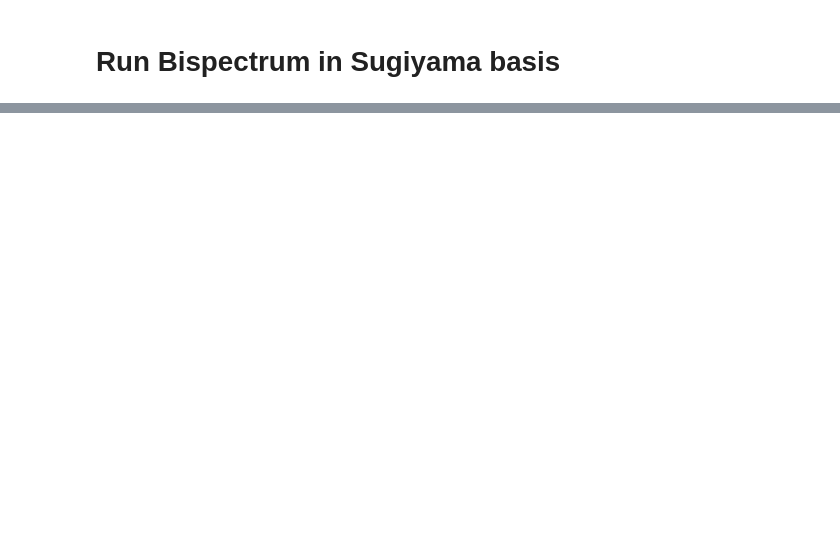
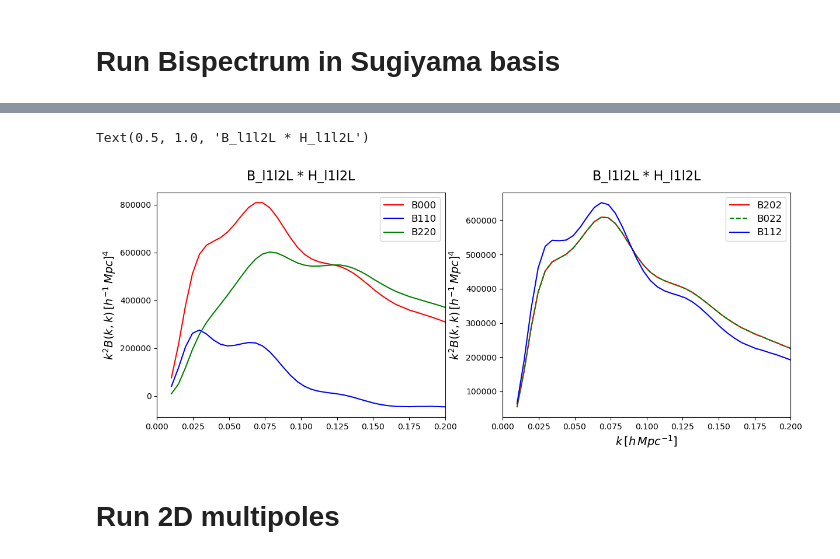
Before and after one commit to alejandroaviles/folpsD, a Jupyter notebook: example.ipynb, the cells around one changed output, grey strips where cells are left out. Saved outputs shown, nothing was run; the diff lists cells and outputs as text; code cells hidden in the pictures; blank space fills up the shorter version.

```diff
--- a/example.ipynb
+++ b/example.ipynb
@@ -115,13 +111,11 @@ k1k2pairs=k_ev_bk
-# %%
-qpar,qperp=1,1
 # %%
 %%time
 k_pkl_pklnw=np.array([nonlinear[0][0], nonlinear[0][1], nonlinear[1][1]])
-qpar,qperp=1,1
-B000, B110, B220, B202, B404 = FOLPS.Sugiyama_Bl1l2L(k1k2pairs, bisp_nuis_params, bisp_cosmo_params,
-                                                     qpar, qperp, k_pkl_pklnw,
-                     precision=[10,10,10],
+Bk = FOLPS.Sugiyama_Bl1l2L(k1k2pairs, bisp_nuis_params,
+                     bisp_cosmo_params,qpar, qperp, k_pkl_pklnw,precision=[8,10,10],
                      f=None,
                      renormalize=True,
                      interpolation_method='linear')
+
+B000, B110, B220, B202,B022, B112 = Bk
 # %% [output]
@@ -210,9 +123,0 @@ linear
-# %%
-renormalize=True
-k_ev = np.linspace(0.01, 0.15, num=15)
-
-K1, K2 = np.meshgrid(k_ev, k_ev)    # each is (40,40)
-pairs = np.column_stack([K1.ravel(), K2.ravel()])
-
-print(pairs.shape)
-k1k2pairs=pairs
@@ -459,0 +124,25 @@ plt.show()
+# %%
+xmax=0.2
+
+fig, axs = plt.subplots(1, 2, figsize=(14, 5))
+
+axs[0].set_ylabel(r'$k^2 B(k,k) \, [h^{-1} \,  Mpc]^4$', fontsize=14)
+axs[0].plot(k_ev, k_ev**2 * B000, label=r'B000', ls='-', color='red')
+axs[0].plot(k_ev, k_ev**2 * B110, label=r'B110', ls='-', color='blue')
+axs[0].plot(k_ev, k_ev**2 * B220, label=r'B220', ls='-', color='green')
+axs[0].set_xlim([0, xmax])
+axs[0].legend(fontsize=12, loc='best')
+axs[0].set_title('B_l1l2L * H_l1l2L', fontsize=16, pad=15)
+
+axs[1].set_xlabel(r'$k \, [h\, Mpc^{-1}]$', fontsize=14)
+axs[1].set_ylabel(r'$k^2 B(k,k) \, [h^{-1} \,  Mpc]^4$', fontsize=14)
+axs[1].plot(k_ev, k_ev**2 * B202, label=r'B202', ls='-', color='red')
+axs[1].plot(k_ev, k_ev**2 * B022, label=r'B022', ls='--', color='green')
+axs[1].plot(k_ev, k_ev**2 * B112, label=r"B112", ls='-', color='blue')
+
+axs[1].set_xlim([0, xmax])
+axs[1].legend(fontsize=12, loc='best')
+axs[1].set_title('B_l1l2L * H_l1l2L', fontsize=16, pad=15)
+# %% [output]
+Text(0.5, 1.0, 'B_l1l2L * H_l1l2L')
+[figure, added]
@@ -459,0 +191,2 @@ plt.show()
+# %% [markdown]
+# Run 2D multipoles
```
Also changed, not shown: parts of 35 cells of this notebook, 3 other files.
